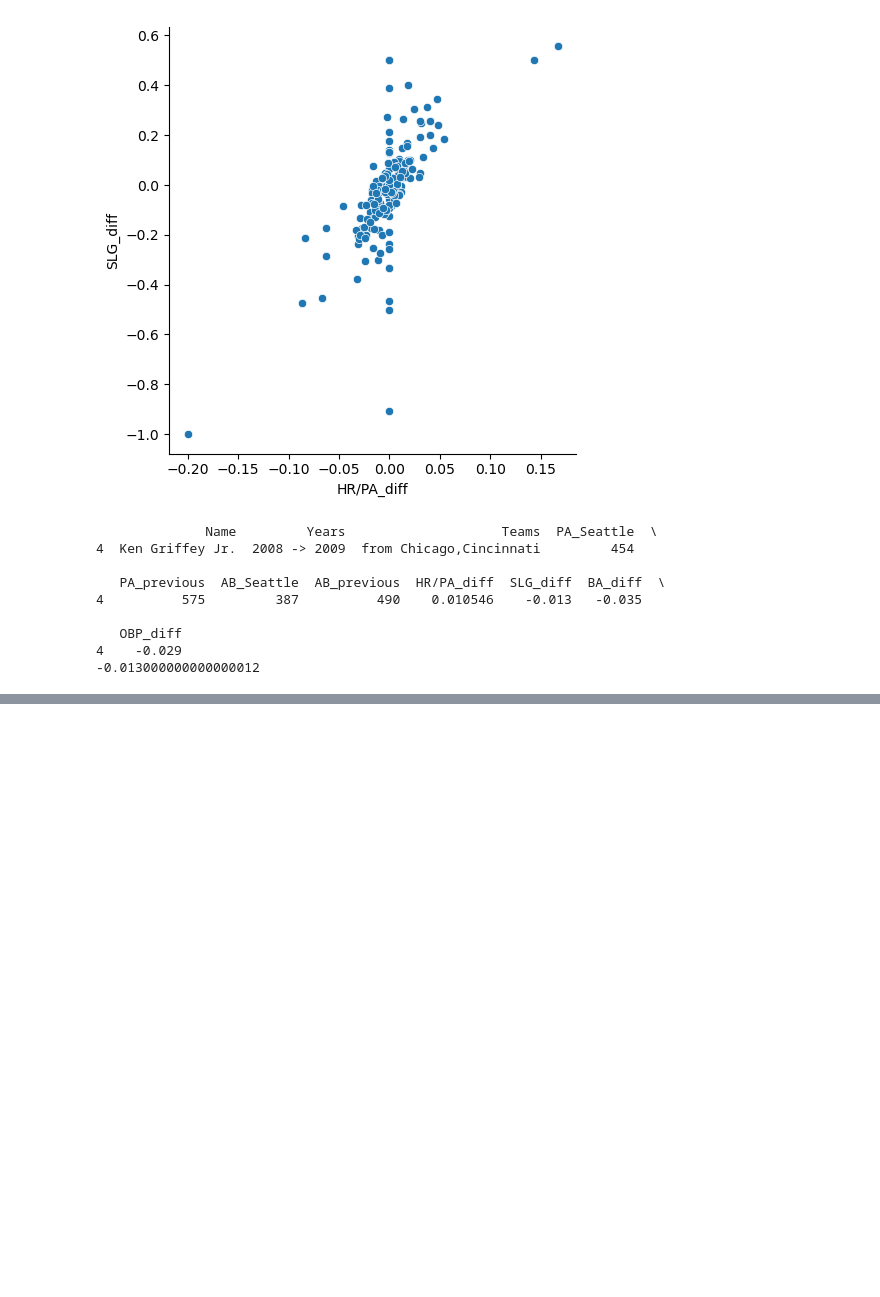
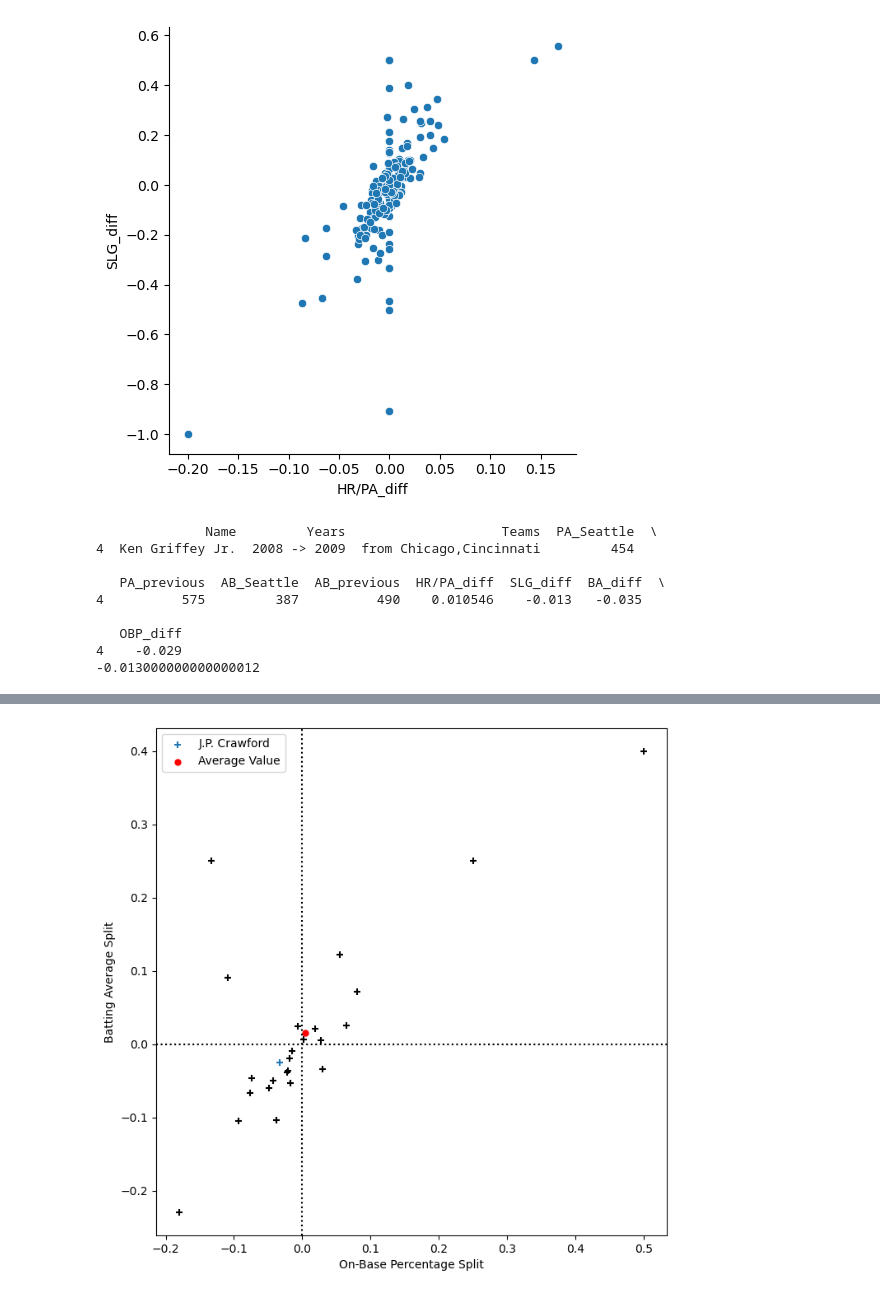
Before and after one commit to brodiemonohan/MLB-in-Seattle, a Jupyter notebook: historical_batting/seattle_example.ipynb, the cells around one changed output, grey strips where cells are left out. Cells and saved outputs as stored; diff of their text form; code cells hidden in the pictures; blank space fills up the shorter version.

Commit message:
Added travel splits calculator file as well as final paper folder and section. Also updated README.

```diff
--- a/historical_batting/seattle_example.ipynb
+++ b/historical_batting/seattle_example.ipynb
@@ -60,0 +72,9 @@ assert -0.02 >= df_ken['OBP_diff'].iloc[0] >= -0.03
+# %%
+from pybaseball import get_splits
+
+# find the split stats for Mike Trout
+df = get_splits('troutmi01')  # career, since no year was specified
+print(df.shape)
+print(df.index.names)
+print(df.index.get_level_values(0).unique())
+print(df.loc['Ballparks'])
@@ -60,0 +290,61 @@ assert -0.02 >= df_ken['OBP_diff'].iloc[0] >= -0.03
+# %%
+import numpy as np
+
+def find_split(home_stats, away_stats, stat, min_PA: int = 0, min_AB: int = 0):
+
+    output = []
+
+    for i in home_stats.index:
+
+                # need to loop through each row which is a unique player.
+                home = home_stats.loc[i]
+                away = away_stats.loc[i]
+
+                if (home['PA'] >= min_PA
+                    and away['PA'] >= min_PA
+                    and home['AB'] >= min_AB
+                    and away['AB'] >= min_AB):
+
+                    output.append({
+                            'Name': i,
+                            f'{stat}_diff': (home[stat] - away[stat])})
+
+    return pd.DataFrame(output)
+
+stat1 = 'BA'
+stat2 = 'OBP'
+
+df = find_split(home, away, stat1, min_PA=0)
+df2 = find_split(home, away, stat2, min_PA=0)
+
+mark = ['J.P. Crawford']
+
+fig, ax = plt.subplots(1, figsize = (8,8))
+
+xs = []
+ys =[]
+
+for i in range(len(df)):
+    y = df.loc[i][stat1 + '_diff']
+    x = df2.loc[i][stat2 + '_diff']
+    if df.loc[i]['Name'] in mark:
+
+        ax.scatter(x, y, label=f'{df.loc[i]['Name']}', marker='+', s = 30, zorder=5)
+    else:
+        ax.scatter(x, y, color='k', marker='+', s = 30)
+
+    xs.append(x)
+    ys.append(y)
+
+ax.scatter(np.mean(xs), np.mean(ys), color = 'r', label = 'Average Value', marker = '.', s = 100)
+
+ax.axvline(0.0, color = 'k', linestyle = ':')
+ax.axhline(0.0, color = 'k', linestyle = ':')
+
+ax.set_xlabel('On-Base Percentage Split')
+ax.set_ylabel('Batting Average Split')
+
+plt.legend()
+plt.show()
+# %% [output]
+[figure, added]
```
Also changed, not shown: parts of 4 cells of this notebook, 16 other files.
